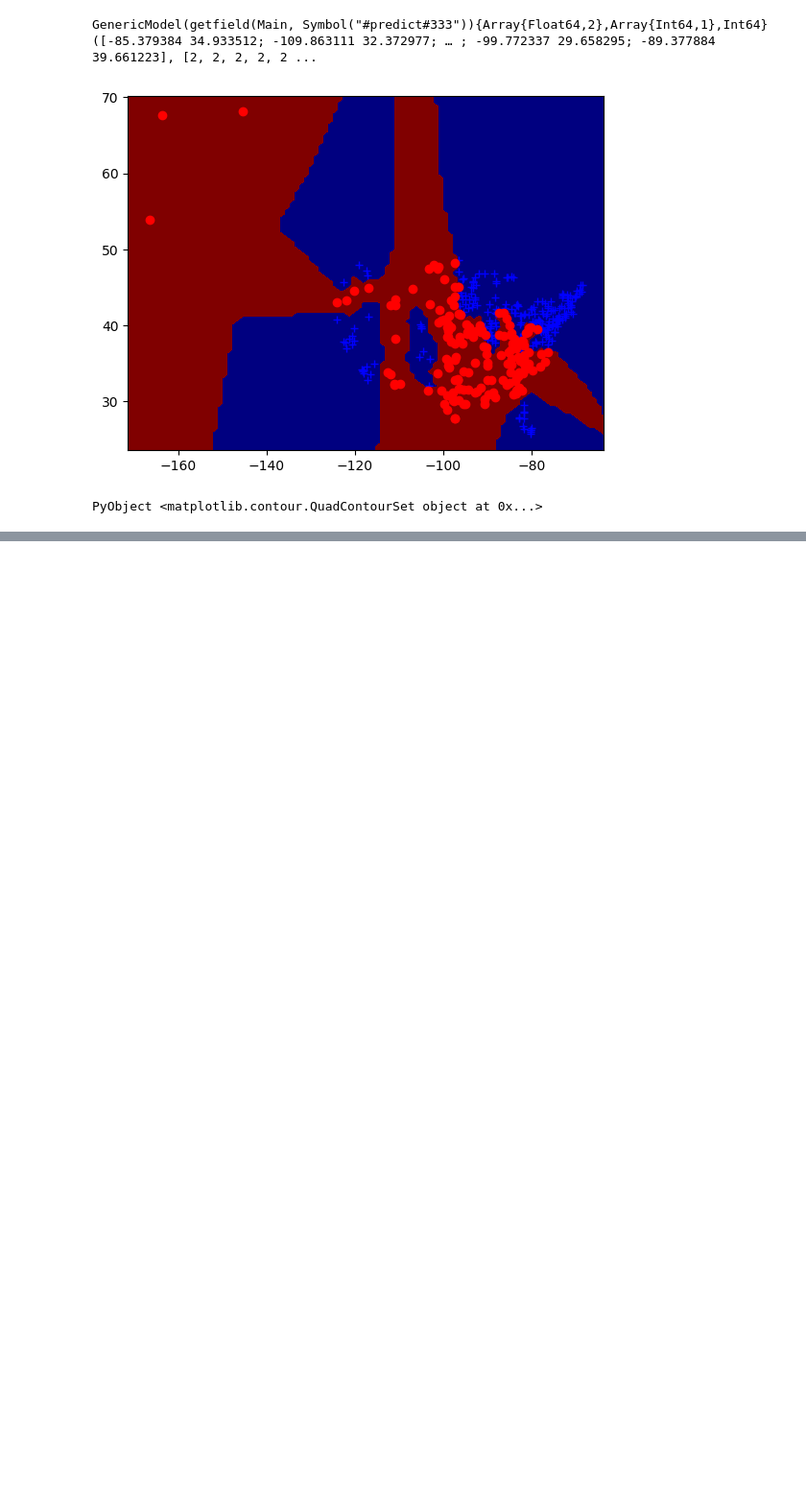
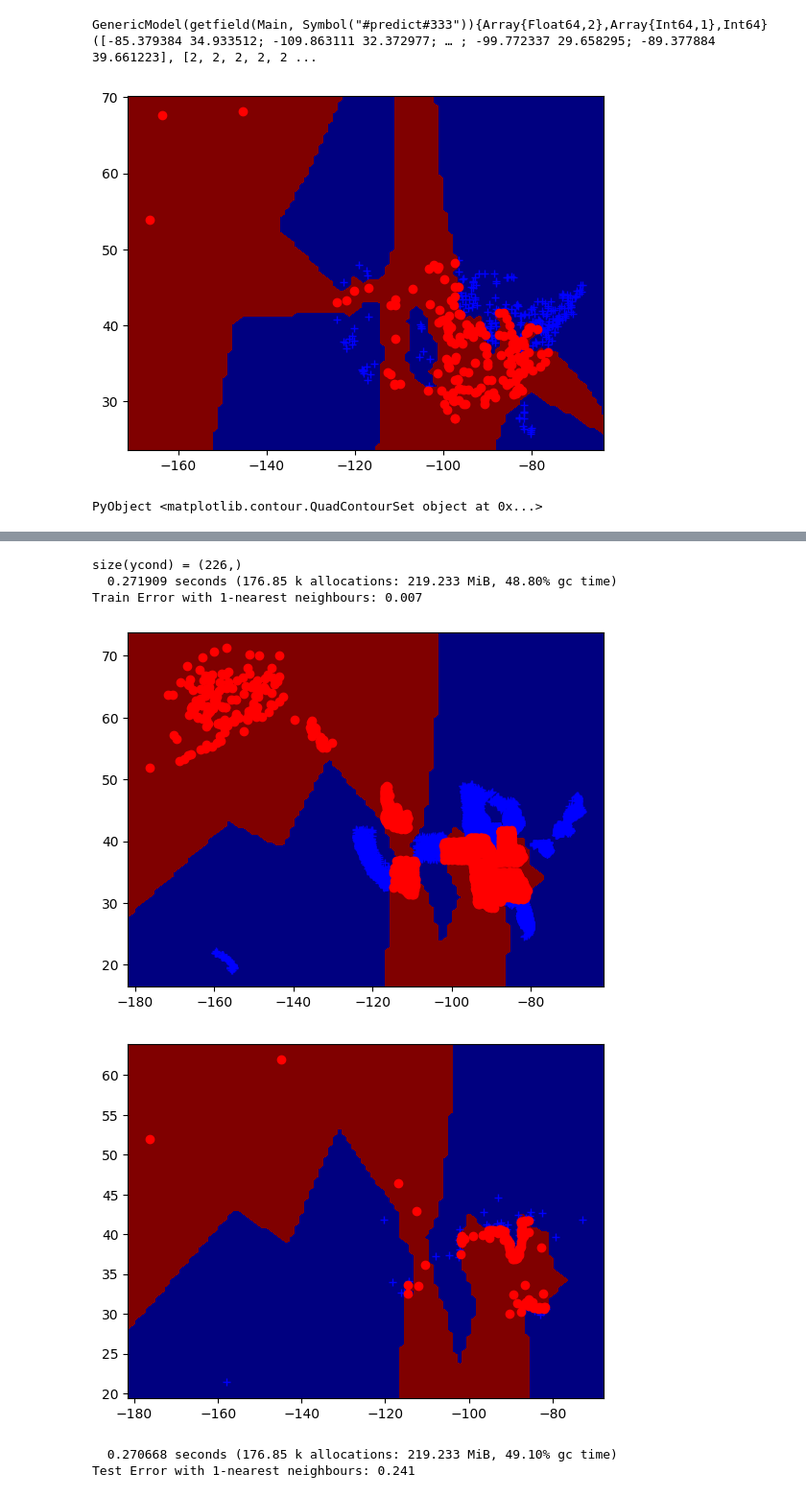
Before and after one commit to ZijiaZhang/CPSC340Assignments, a Jupyter notebook: A2/a2/Untitled.ipynb, the cells around one changed output, grey strips where cells are left out. Shown at 96% size. Cells and saved outputs as stored; diff of their text form; code cells hidden in the pictures; blank space fills up the shorter version.

```diff
--- a/A2/a2/Untitled.ipynb
+++ b/A2/a2/Untitled.ipynb
@@ -206,0 +247,56 @@ PyObject <matplotlib.contour.QuadContourSet object at 0x...>
+# %%
+include("plot2Dclassifier.jl")
+using JLD
+dataName = "citiesBig2.jld"
+X = load(dataName,"X")
+y = load(dataName,"y")
+Xtest = load(dataName,"Xtest")
+ytest = load(dataName,"ytest")
+k=1
+(n,d) = size(X)
+	Xcond = X[1,:]'
+	ycond = [y[1]]
+	for i in 2:n
+    		yhat = knn_predict(X[i,:]',Xcond,ycond,k)
+    		if y[i] != yhat[1]
+			Xcond = vcat(Xcond,X[i,:]')
+			push!(ycond,y[i])
+    		end
+	end
+    for i in 2:n
+    		yhat = knn_predict(X[i,:]',Xcond,ycond,k)
+    		if y[i] != yhat[1]
+			Xcond = vcat(Xcond,X[i,:]')
+			push!(ycond,y[i])
+    		end
+	end
+    for i in 2:n
+    		yhat = knn_predict(X[i,:]',Xcond,ycond,k)
+    		if y[i] != yhat[1]
+			Xcond = vcat(Xcond,X[i,:]')
+			push!(ycond,y[i])
+    		end
+	end
+    @show size(ycond)
+	predict(Xhat) = knn_predict(Xhat,Xcond,ycond,k)
+model = GenericModel(predict)
+plot2Dclassifier(X,y,model)
+plot2Dclassifier(Xcond,ycond,model)
+ yhat = @time model.predict(X)
+trainError = mean(yhat .!= y)
+@printf("Train Error with %d-nearest neighbours: %.3f\n",k,trainError)
+    #tock()
+
+     #tick()
+    # Evaluate test error
+yhat = @time model.predict(Xtest)
+testError = mean(yhat .!= ytest)
+@printf("Test Error with %d-nearest neighbours: %.3f\n",k,testError)
+# %% [output]
+size(ycond) = (226,)
+  0.271909 seconds (176.85 k allocations: 219.233 MiB, 48.80% gc time)
+Train Error with 1-nearest neighbours: 0.007
+[figure, added]
+[figure, added]
+  0.270668 seconds (176.85 k allocations: 219.233 MiB, 49.10% gc time)
+Test Error with 1-nearest neighbours: 0.241
```
Also changed, not shown: parts of 4 cells of this notebook, 10 other files.
